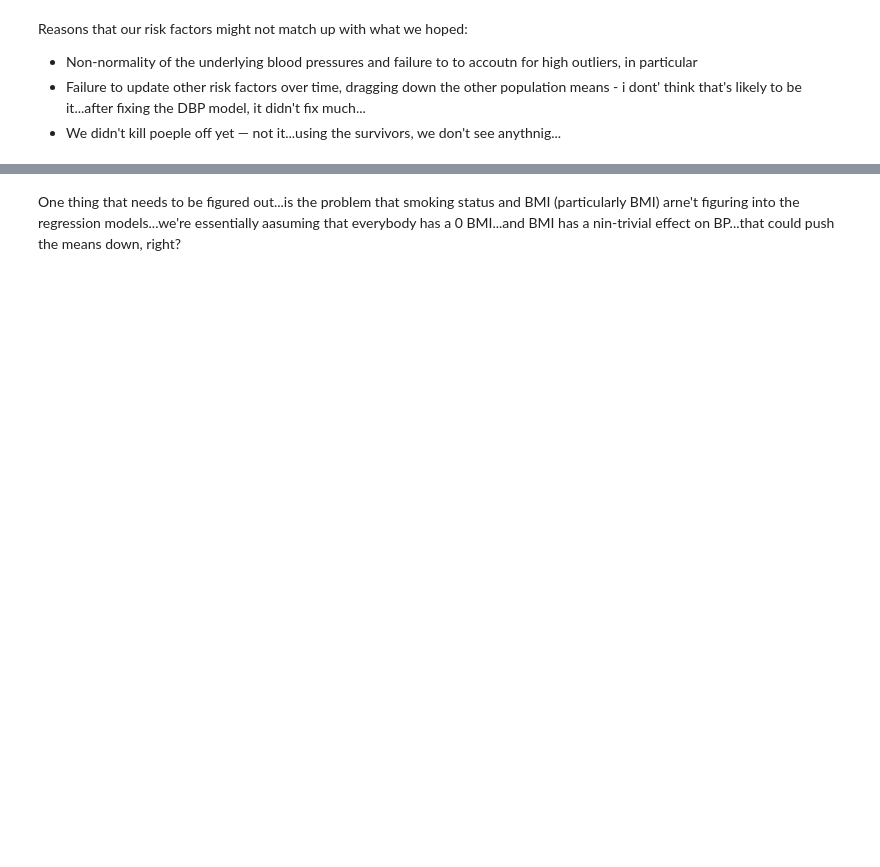
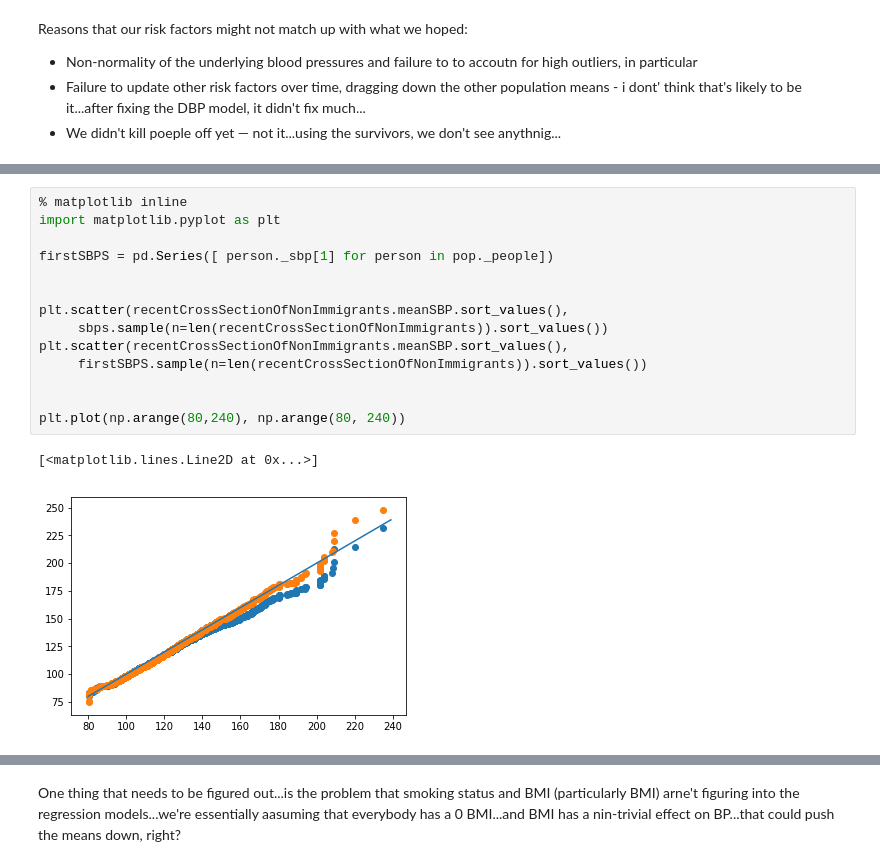
Before and after one commit to jburke5/microsimNHANES, a Jupyter notebook: compareSimulatedRiskFactorsToNHANES.ipynb, the cells around one changed output, grey strips where cells are left out. Saved outputs shown, nothing was run; the diff lists cells and outputs as text; blank space fills up the shorter version.

```diff
--- a/compareSimulatedRiskFactorsToNHANES.ipynb
+++ b/compareSimulatedRiskFactorsToNHANES.ipynb
@@ -98,3 +99,20 @@ dtype: float64
+# %%
+% matplotlib inline
+import matplotlib.pyplot as plt
+
+firstSBPS = pd.Series([ person._sbp[1] for person in pop._people])
+
+
+plt.scatter(recentCrossSectionOfNonImmigrants.meanSBP.sort_values(),
+     sbps.sample(n=len(recentCrossSectionOfNonImmigrants)).sort_values())
+plt.scatter(recentCrossSectionOfNonImmigrants.meanSBP.sort_values(),
+     firstSBPS.sample(n=len(recentCrossSectionOfNonImmigrants)).sort_values())
+
+
+plt.plot(np.arange(80,240), np.arange(80, 240))
+# %% [output]
+[<matplotlib.lines.Line2D at 0x...>]
+[figure, added]
 # %%
 from mcm.log_linear_risk_factor_model import LogLinearRiskFactorModel
 from statsmodels.regression.linear_model import OLSResults
```
Also changed, not shown: parts of 5 cells of this notebook.
